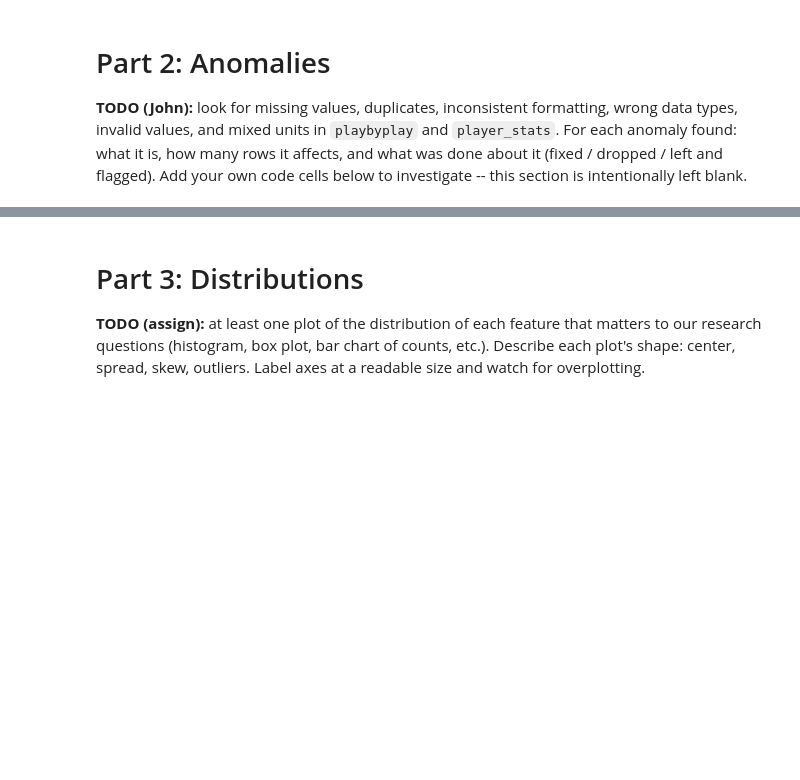
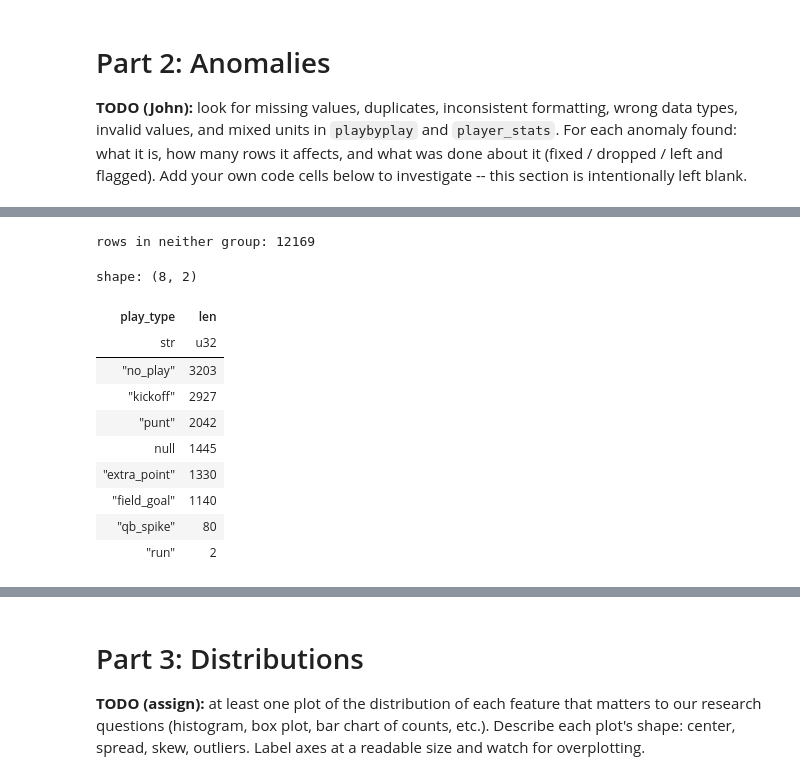
Before and after one commit to acimma3/cs418-football, a Jupyter notebook: eda.ipynb, the cells around one changed output, grey strips where cells are left out. Drawn from its saved outputs; the diff is of its cells as text; code cells hidden in the pictures; blank space fills up the shorter version.

```diff
--- a/eda.ipynb
+++ b/eda.ipynb
@@ -151,0 +175,19 @@ is intentionally left blank.
+# %%
+# play types of columns with neither rusher nor passer along with counts
+neither = playbyplay.filter(pl.col("rusher").is_null() & pl.col("passer").is_null())
+
+print("rows in neither group:", neither.height)
+neither.group_by("play_type").len().sort("len", descending=True)
+# %% [output]
+rows in neither group: 12169
+shape: (8, 2)
+| play_type | len |
+| str | u32 |
+| "no_play" | 3203 |
+| "kickoff" | 2927 |
+| "punt" | 2042 |
+| null | 1445 |
+| "extra_point" | 1330 |
+| "field_goal" | 1140 |
+| "qb_spike" | 80 |
+| "run" | 2 |
```
Also changed, not shown: parts of 12 cells of this notebook.
